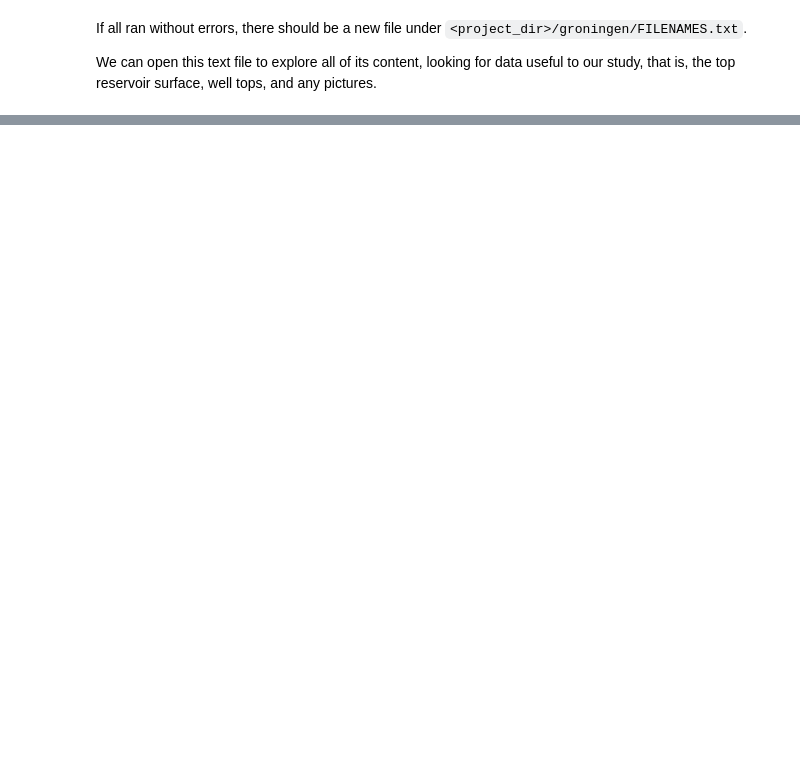
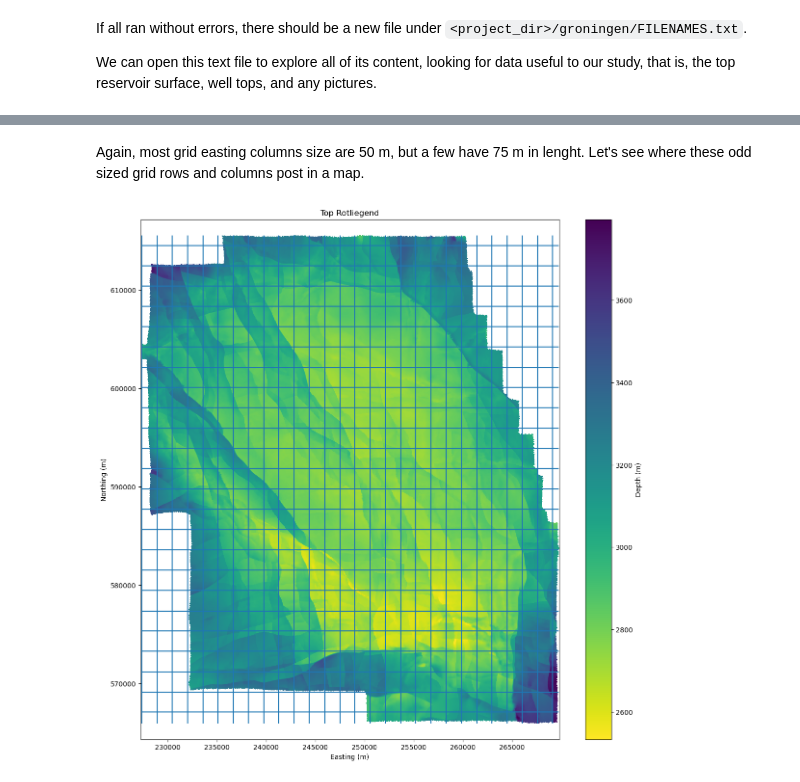
Before and after one commit to RafaelPinto/gsh-py-gp, a Jupyter notebook: notebooks/1.0-rp-external-data-download.ipynb, the cells around one changed output, grey strips where cells are left out. Saved outputs shown, nothing was run; the diff lists cells and outputs as text; code cells hidden in the pictures; blank space fills up the shorter version.

```diff
--- a/notebooks/1.0-rp-external-data-download.ipynb
+++ b/notebooks/1.0-rp-external-data-download.ipynb
@@ -94,3 +195,5 @@ unique_northing = check_grid_spacing(ro_t.northing)
+# %% [markdown]
+Again, most grid easting columns size are 50 m, but a few have 75 m in lenght. Let's see where these odd sized grid rows and columns post in a map.
 # %%
 unique_northing_diff_mask = np.diff(unique_northing) != 50
 
@@ -107,7 +208,9 @@ xmin = ro_t.easting.min()
 xmax = ro_t.easting.max()
 # %%
 title = "Top Rotliegend"
-fig, ax = plot_cartesian_gridded_surface(ro_t, title=title)
+fig, ax = plot_cartesian_gridded_surface(ro_t, title=title, figsize=(14,14))
 ax.hlines(unique_northing_off_values,xmin=xmin, xmax=xmax)
 ax.vlines(unique_easting_off_values, ymin=vmin, ymax=vmax)
 plt.show()
+# %% [output]
+[figure, added]
```
Also changed, not shown: parts of 24 cells of this notebook, 4 other files.
